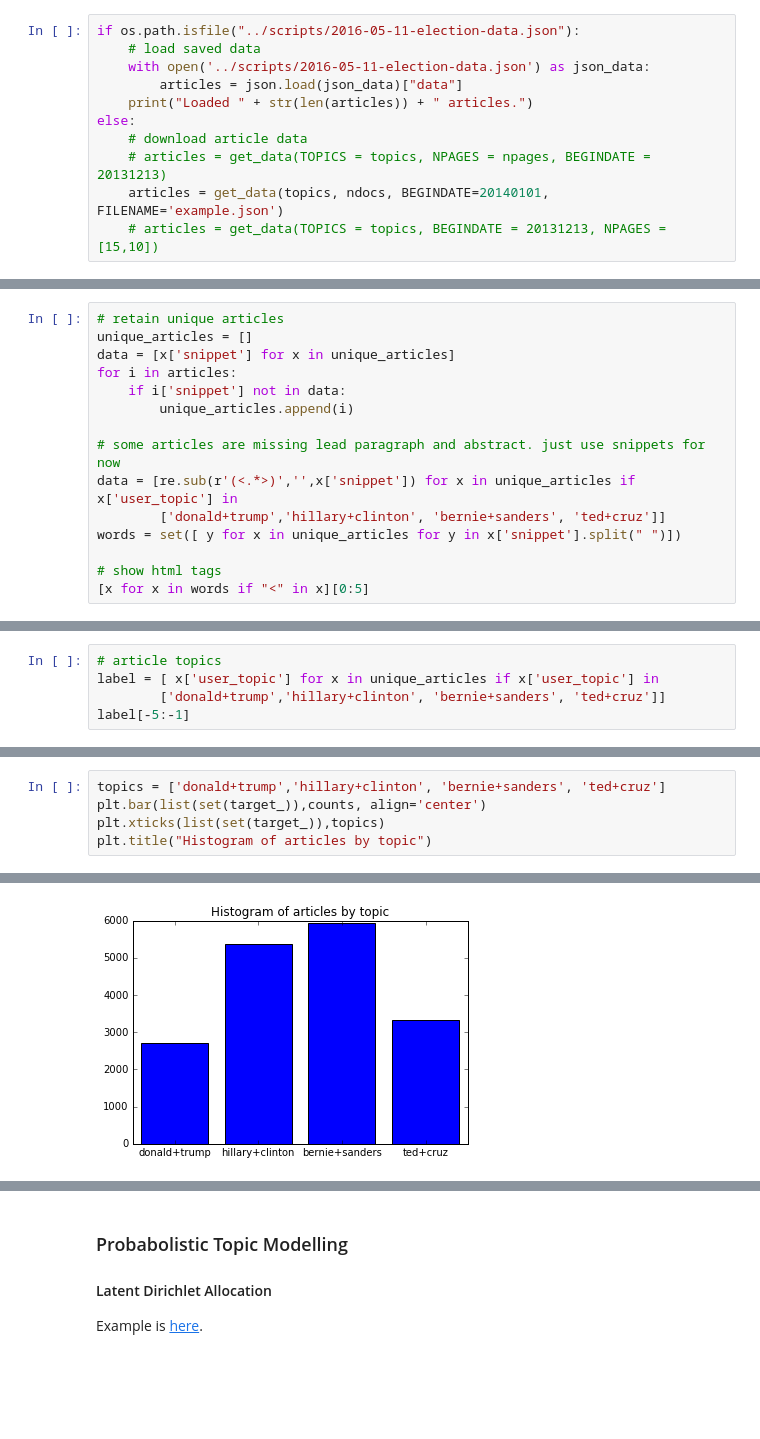
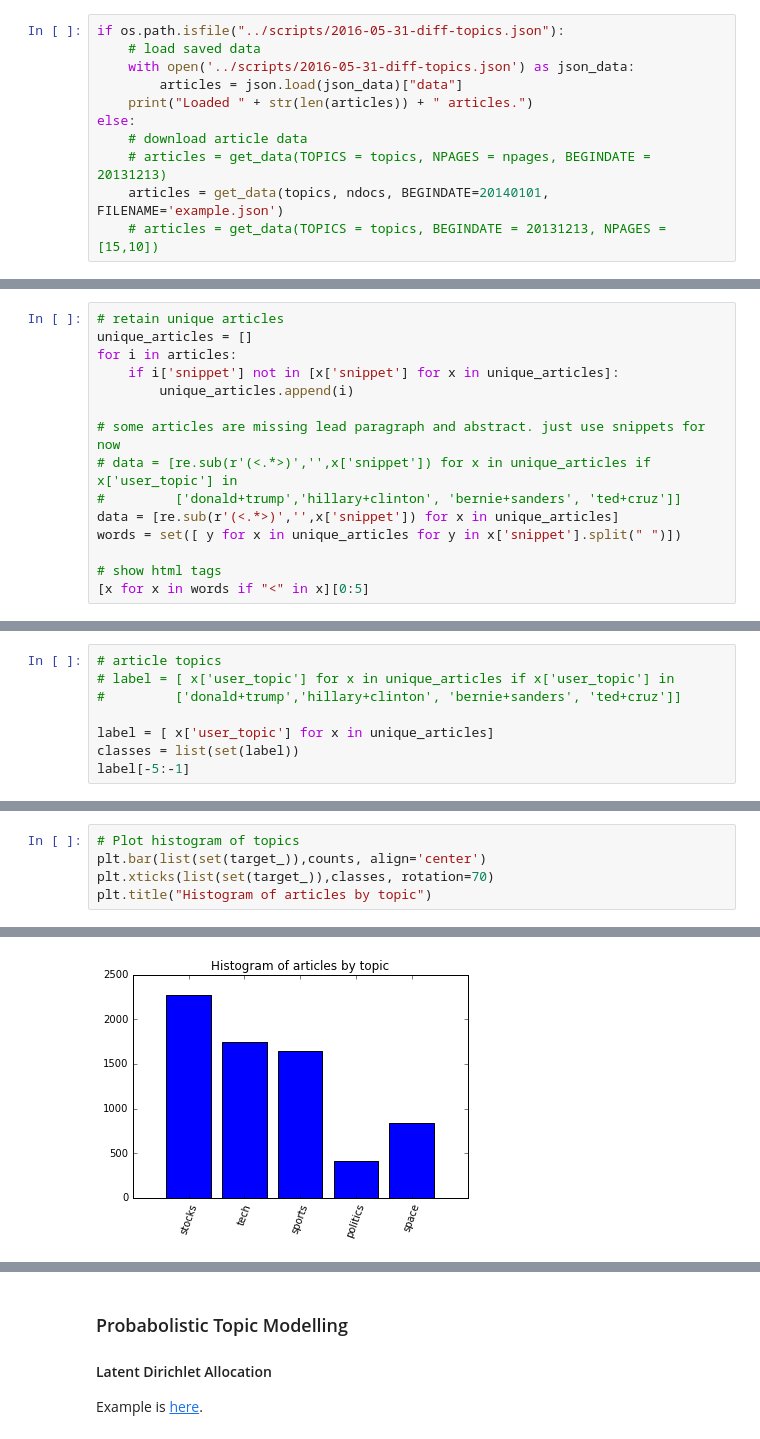
Before and after one commit to KobaKhit/Data-mining-using-NLP, a Jupyter notebook: draft/simple-intro.ipynb, the cells around one changed output, grey strips where cells are left out. Drawn from its saved outputs; the diff is of its cells as text; blank space fills up the shorter version.

```diff
--- a/draft/simple-intro.ipynb
+++ b/draft/simple-intro.ipynb
@@ -66,7 +73,7 @@ sex :  10451
 # %%
-if os.path.isfile("../scripts/2016-05-11-election-data.json"):
+if os.path.isfile("../scripts/2016-05-31-diff-topics.json"):
     # load saved data
-    with open('../scripts/2016-05-11-election-data.json') as json_data:
+    with open('../scripts/2016-05-31-diff-topics.json') as json_data:
         articles = json.load(json_data)["data"]
     print("Loaded " + str(len(articles)) + " articles.")
 else:
@@ -100,14 +107,14 @@ articles[0]
 # %%
 # retain unique articles
 unique_articles = []
-data = [x['snippet'] for x in unique_articles]
 for i in articles:
-    if i['snippet'] not in data:
+    if i['snippet'] not in [x['snippet'] for x in unique_articles]:
         unique_articles.append(i)
 
 # some articles are missing lead paragraph and abstract. just use snippets for now
-data = [re.sub(r'(<.*>)','',x['snippet']) for x in unique_articles if x['user_topic'] in
-        ['donald+trump','hillary+clinton', 'bernie+sanders', 'ted+cruz']]
+# data = [re.sub(r'(<.*>)','',x['snippet']) for x in unique_articles if x['user_topic'] in
+#         ['donald+trump','hillary+clinton', 'bernie+sanders', 'ted+cruz']]
+data = [re.sub(r'(<.*>)','',x['snippet']) for x in unique_articles]
 words = set([ y for x in unique_articles for y in x['snippet'].split(" ")])
 
 # show html tags
@@ -155,6 +162,9 @@ No Nones. Good to go.
 # %%
 # article topics
-label = [ x['user_topic'] for x in unique_articles if x['user_topic'] in
-        ['donald+trump','hillary+clinton', 'bernie+sanders', 'ted+cruz']]
+# label = [ x['user_topic'] for x in unique_articles if x['user_topic'] in
+#         ['donald+trump','hillary+clinton', 'bernie+sanders', 'ted+cruz']]
+
+label = [ x['user_topic'] for x in unique_articles]
+classes = list(set(label))
 label[-5:-1]
 # %% [output]
@@ -219,8 +250,8 @@ array([2712, 5361, 5937, 3317])
 # %%
-topics = ['donald+trump','hillary+clinton', 'bernie+sanders', 'ted+cruz']
+# Plot histogram of topics
 plt.bar(list(set(target_)),counts, align='center')
-plt.xticks(list(set(target_)),topics)
+plt.xticks(list(set(target_)),classes, rotation=70)
 plt.title("Histogram of articles by topic")
 # %% [output]
 <matplotlib.text.Text at 0x...>
-[figure, old version]
+[figure, new version]
```
Also changed, not shown: parts of 32 cells of this notebook, 2 other files.
